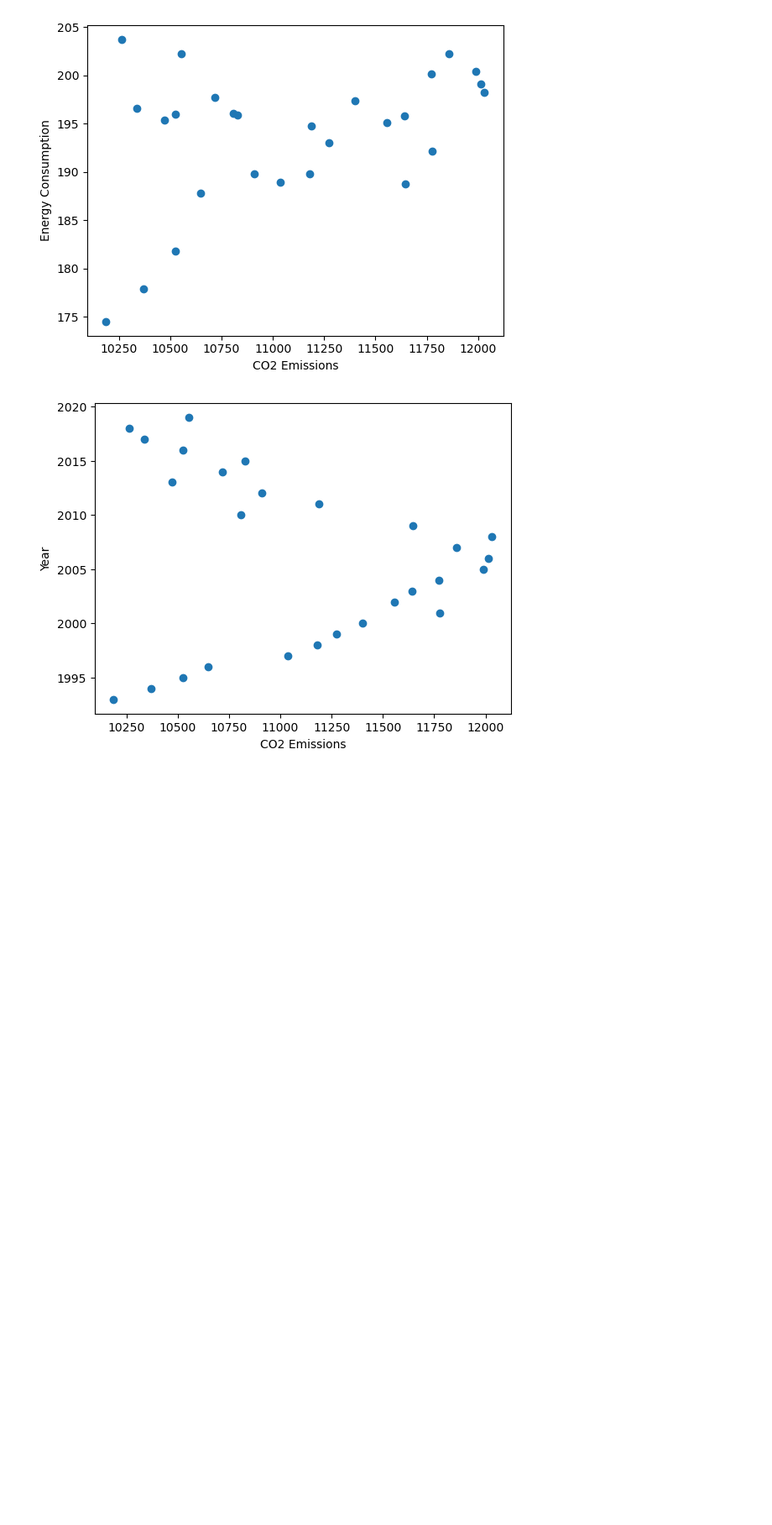
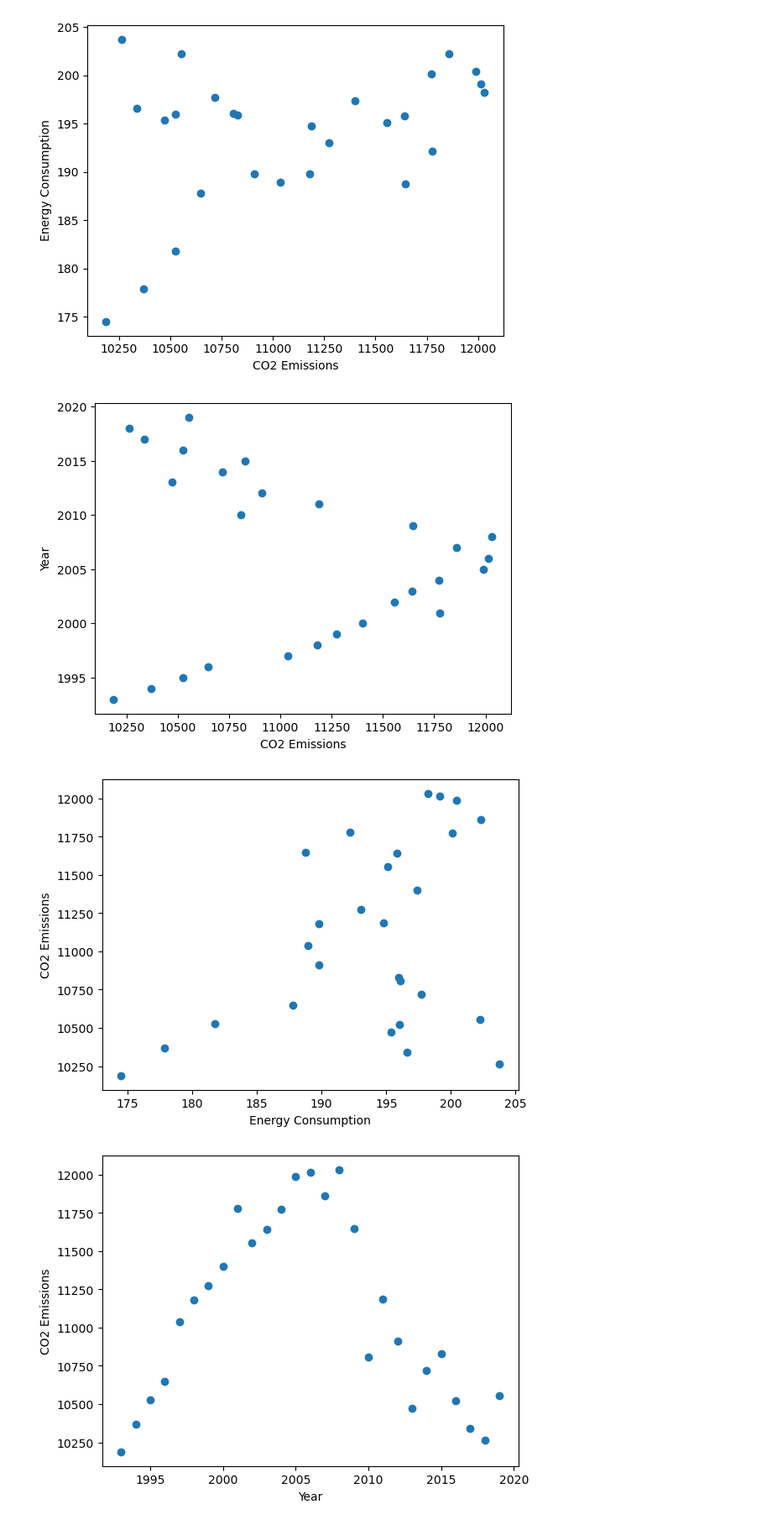
Before and after one commit to inisokoya/datasci151fall2026, a Jupyter notebook: _quizzes/practice_quiz_3/practice_quiz_3.ipynb, the cells around one changed output. Shown at 84% size. Drawn from its saved outputs; the diff is of its cells as text; code cells hidden in the pictures; blank space fills up the shorter version.

```diff
--- a/_quizzes/practice_quiz_3/practice_quiz_3.ipynb
+++ b/_quizzes/practice_quiz_3/practice_quiz_3.ipynb
@@ -286,3 +385,14 @@ output = nothing(x_dat, y_dat,x,y)
 # %% [output]
 [figure]
 [figure]
+# %%
+x = emissions['Energy_consumption']
+y = emissions['CO2_emission']
+
+nothing(x, y, 'Energy Consumption', 'CO2 Emissions')
+
+x = emissions['Year']
+nothing(x, y, 'Year', 'CO2 Emissions')
+# %% [output]
+[figure, added]
+[figure, added]
```
Also changed, not shown: parts of 6 cells of this notebook.
